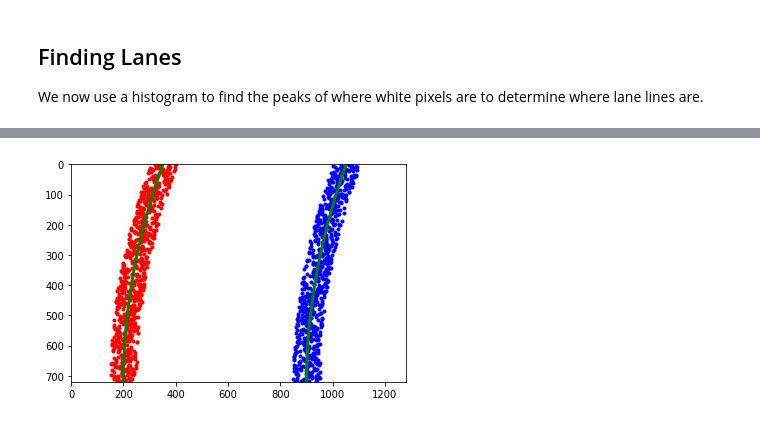
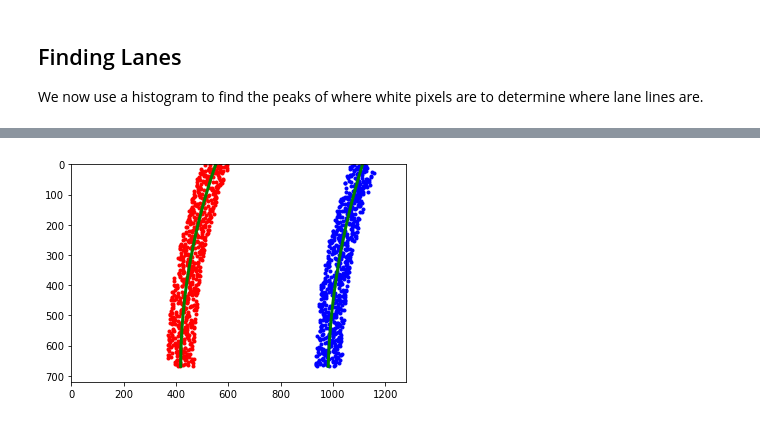
Before and after one commit to eeeja/CarND-Advanced-Lane-Lines, a Jupyter notebook: Advanced Lane Finding.ipynb, the cells around one changed output, grey strips where cells are left out. Saved outputs shown, nothing was run; the diff lists cells and outputs as text; code cells hidden in the pictures.

```diff
--- a/Advanced Lane Finding.ipynb
+++ b/Advanced Lane Finding.ipynb
@@ -1041,37 +1083,37 @@ def draw_lanes():
 # Measure curvature
 import numpy as np
 import matplotlib.pyplot as plt
 # Generate some fake data to represent lane-line pixels
-ploty = np.linspace(0, 719, num=720)# to cover same y-range as image
+#ploty = np.linspace(0, 719, num=720)# to cover same y-range as image
 quadratic_coeff = 3e-4 # arbitrary quadratic coefficient
 # For each y position generate random x position within +/-50 pix
 # of the line base position in each case (x=200 for left, and x=900 for right)
-leftx = np.array([200 + (y**2)*quadratic_coeff + np.random.randint(-50, high=51)
+leftx = np.array([leftx_current + (y**2)*quadratic_coeff + np.random.randint(-50, high=51)
                               for y in ploty])
-rightx = np.array([900 + (y**2)*quadratic_coeff + np.random.randint(-50, high=51)
+rightx = np.array([rightx_current + (y**2)*quadratic_coeff + np.random.randint(-50, high=51)
                                 for y in ploty])
 
 leftx = leftx[::-1]  # Reverse to match top-to-bottom in y
 rightx = rightx[::-1]  # Reverse to match top-to-bottom in y
 
 
 # Fit a second order polynomial to pixel positions in each fake lane line
 left_fit = np.polyfit(ploty, leftx, 2)
 left_fitx = left_fit[0]*ploty**2 + left_fit[1]*ploty + left_fit[2]
 right_fit = np.polyfit(ploty, rightx, 2)
 right_fitx = right_fit[0]*ploty**2 + right_fit[1]*ploty + right_fit[2]
 
 # Plot up the fake data
 mark_size = 3
 plt.plot(leftx, ploty, 'o', color='red', markersize=mark_size)
 plt.plot(rightx, ploty, 'o', color='blue', markersize=mark_size)
 plt.xlim(0, 1280)
 plt.ylim(0, 720)
 plt.plot(left_fitx, ploty, color='green', linewidth=3)
 plt.plot(right_fitx, ploty, color='green', linewidth=3)
 plt.gca().invert_yaxis() # to visualize as we do the images
 # %% [output]
-[figure, old version]
+[figure, new version]
 # %%
 # Define y-value where we want radius of curvature
 # I'll choose the maximum y-value, corresponding to the bottom of the image
```
Also changed, not shown: parts of 19 cells of this notebook.
